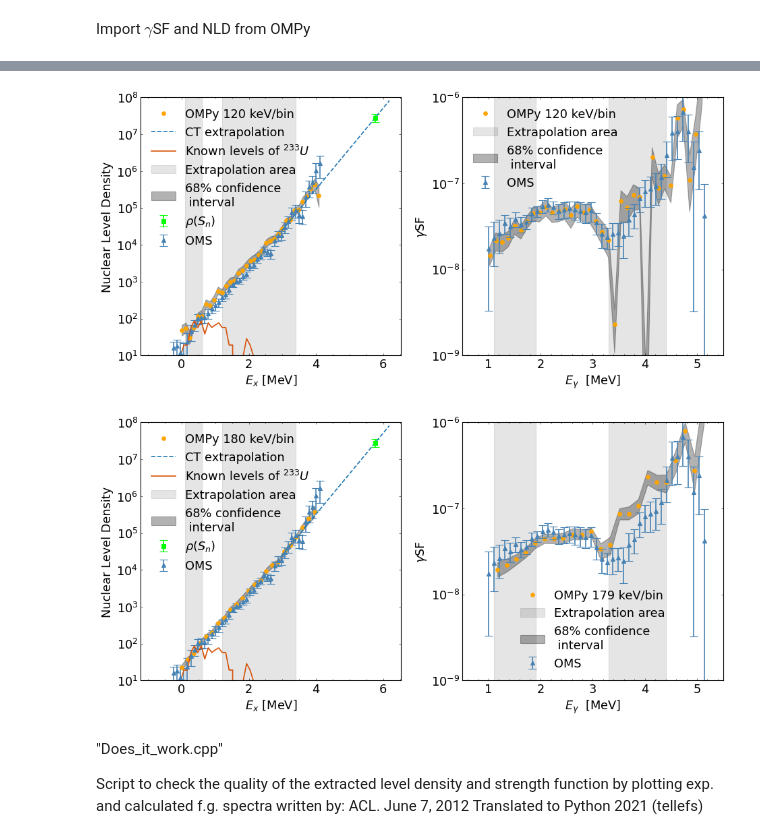
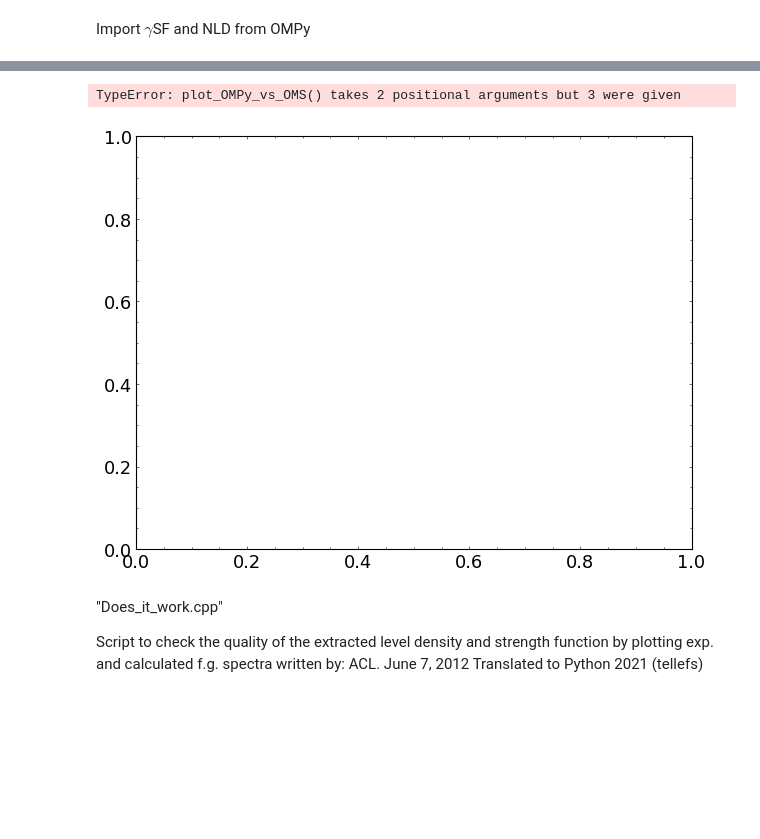
Before and after one commit to tellefs/MasterThesis, a Jupyter notebook: comparing.ipynb, the cells around one changed output, grey strips where cells are left out. Saved outputs shown, nothing was run; the diff lists cells and outputs as text; code cells hidden in the pictures; blank space fills up the shorter version.

```diff
--- a/comparing.ipynb
+++ b/comparing.ipynb
@@ -124,7 +124,7 @@ def read_OMS(OMS_path):
 
 
     gsf_values = [energy_gsf_OMS, gsf_OMS, gsf_OMS_error]
-    nld_values = [energy_nld_OMS, nld_OMS, nld_OMS_error, discrete_levels, fermigas, rhoSn, rhoSn_error, Sn]
+    nld_values = [energy_nld_OMS, nld_OMS, nld_OMS_error, discrete_levels, fermigas, rhoSn, rhoSn_error, Sn, n0_CT, n1_CT]
     return gsf_values, nld_values
 
 gsf_values = read_OMS('analysis/OMS/02_FEB/')[0]
@@ -139,7 +139,7 @@ fig, ax = plt.subplots()
 ax.errorbar(x=energy_gsf_OMS, y=gsf_OMS, yerr=gsf_OMS_error, marker='o', linestyle='', label=' $\gamma$SF from OMS')
 
 #extrapolation from OMS-analysis
-plt.plot(energy_gsf_extrapolation[:80], gsf_extrapolation[:80])
+#plt.plot(energy_gsf_extrapolation[:80], gsf_extrapolation[:80])
 
 ax.set_ylim(1e-9, 1e-6)
 ax.set_xlim(0, 6)
@@ -156,8 +156,9 @@ fig.show()
 # %%
 #datetimes = ['02-04_17:11:09', '02-04_22:42:51', '02-04_15:39:51', '02-08_09:57:20']
 #datetimes = ['02-22_17:36:16', '02-23_10:02:57', '02-23_13:03:23']
-datetimes = ['02-23_13:03:23', '02-23_14:08:46', '02-23_14:54:46']
-OMS_paths = ['analysis/OMS/02_FEB/']
+datetimes = ['02-23_13:03:23', '02-23_14:08:46', '02-23_14:54:21']
+OMS_paths = ['analysis/OMS/120keVperBin/', 'analysis/OMS/180keVperBin/', 'analysis/OMS/240keVperBin/']
+OMS_paths = ['analysis/OMS/04_FEB/', 'analysis/OMS/04_FEB/', 'analysis/OMS/04_FEB/']
 # %% [markdown]
 Import $\gamma$SF and NLD from OMPy
 # %%
@@ -191,9 +192,11 @@ def plot_gsf_OMPy_vs_OMS(datetime, OMS_path, ax_gsf):
     ax_gsf.legend()
 
 
-for datetime in datetimes:
+for i in range(3):
+    datetime = datetimes[i]
+    OMS_path = OMS_paths[i]
     fig, ax = plt.subplots()
-    plot_gsf_OMPy_vs_OMS(datetime, OMS_paths[0],ax)
+    plot_gsf_OMPy_vs_OMS(datetime, OMS_path,ax)
 # %% [output]
 [figure]
 [figure]
@@ -207,7 +211,7 @@ def plot_nld_OMPy_vs_OMS(datetime, OMS_path, ax_nld):
     ax_nld.fill_between(nldnorm_low, [1e8,1e8], [0,0], color='black', alpha=0.1, label='Extrapolation area')
     ax_nld.fill_between(nldnorm_high, [1e8,1e8], [0,0], color='black', alpha=0.1)
 
-    [energy_nld_OMS, nld_OMS, nld_OMS_error, discrete_levels, fermigas, rhoSn, rhoSn_error, Sn] = read_OMS(OMS_path)[1]
+    [energy_nld_OMS, nld_OMS, nld_OMS_error, discrete_levels, fermigas, rhoSn, rhoSn_error, Sn, n0_CT, n1_CT] = read_OMS(OMS_path)[1]
     [energy, median, error_upper, error_lower, error] = read_OMPy(datetime)[1]
 
     #plotting neutron separation energy
@@ -238,7 +242,11 @@ def plot_nld_OMPy_vs_OMS(datetime, OMS_path, ax_nld):
     ax_nld.xaxis.set_minor_locator(AutoMinorLocator())
     ax_nld.set_ylim(1e1, 1e8)
 
-for dateime in datetimes:
+
+
+for i in range(3):
+    datetime = datetimes[i]
+    OMS_path = OMS_paths[i]
     fig, ax = plt.subplots()
-    plot_nld_OMPy_vs_OMS(datetime, OMS_paths[0], ax)
+    plot_nld_OMPy_vs_OMS(datetime, OMS_path,ax)
 # %% [output]
@@ -247,18 +256,21 @@ for dateime in datetimes:
 # %%
 def plot_OMPy_vs_OMS(datetime, OMS_path):
     plt.rcParams["figure.figsize"] = (12,6)
     fig, (ax_nld, ax_gsf) = plt.subplots(1,2)
     fig.tight_layout()
     plot_nld_OMPy_vs_OMS(datetime, OMS_path, ax_nld)
     plot_gsf_OMPy_vs_OMS(datetime, OMS_path, ax_gsf)
     #plt.rcParams["figure.figsize"] = (10,10)
 
 
-for datetime in datetimes:
-    plot_OMPy_vs_OMS(datetime, OMS_paths[0])
+for i in range(3):
+    datetime = datetimes[i]
+    OMS_path = OMS_paths[i]
+    fig, ax = plt.subplots()
+    plot_OMPy_vs_OMS(datetime, OMS_path,)
 # %% [output]
+TypeError: plot_OMPy_vs_OMS() takes 2 positional arguments but 3 were given
-[figure, old version]
+[figure, new version]
-[figure, removed]
 # %% [markdown]
 "Does_it_work.cpp"
 
```
Also changed, not shown: parts of 4 cells of this notebook.
